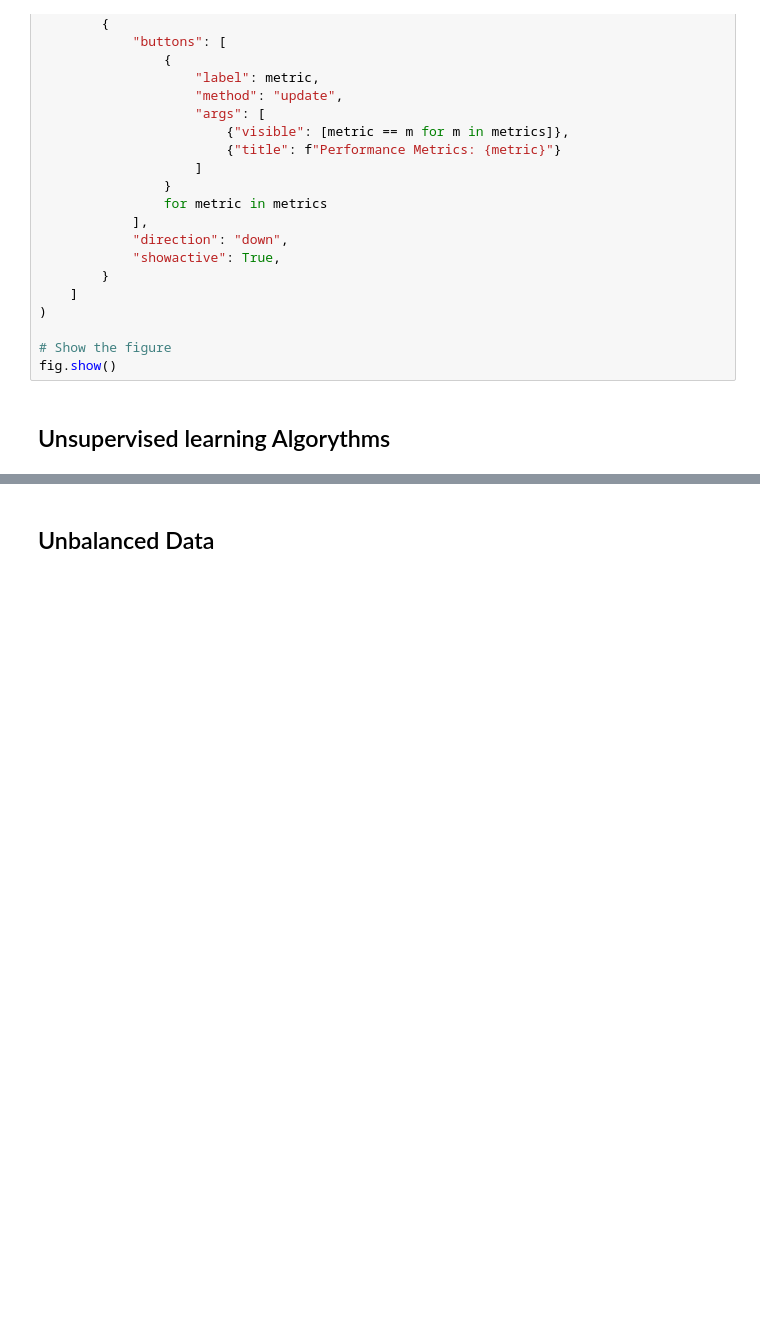
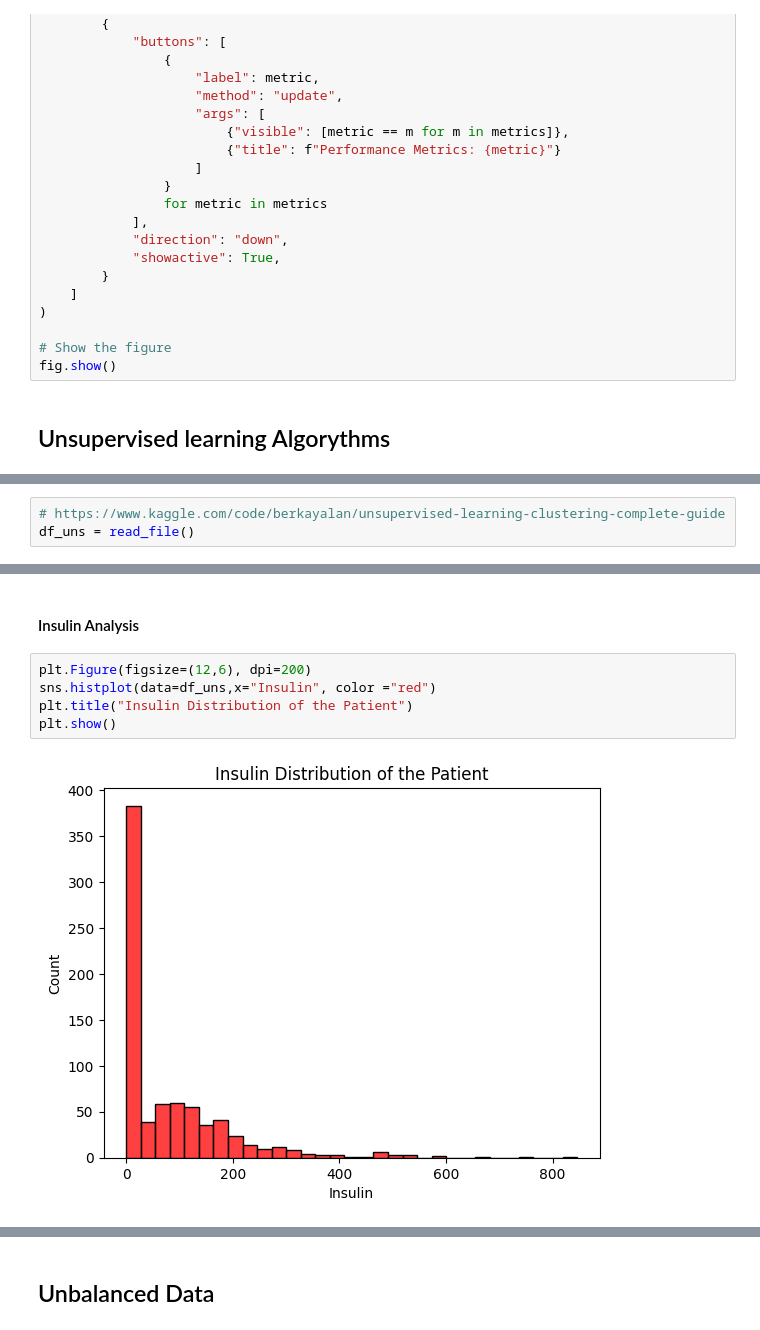
Before and after one commit to waheb-1988/machine_learning_pipeline, a Jupyter notebook: diabetes/eda.ipynb, the cells around one changed output, grey strips where cells are left out. Drawn from its saved outputs; the diff is of its cells as text; blank space fills up the shorter version.

```diff
--- a/diabetes/eda.ipynb
+++ b/diabetes/eda.ipynb
@@ -1608,0 +1581,3 @@ fig.show()
+# %%
+# https://www.kaggle.com/code/berkayalan/unsupervised-learning-clustering-complete-guide
+df_uns = read_file()
@@ -1608,0 +1597,9 @@ fig.show()
+# %% [markdown]
+#### Insulin Analysis
+# %%
+plt.Figure(figsize=(12,6), dpi=200)
+sns.histplot(data=df_uns,x="Insulin", color ="red")
+plt.title("Insulin Distribution of the Patient")
+plt.show()
+# %% [output]
+[figure, added]
```
Also changed, not shown: parts of 40 cells of this notebook, 3 other files.
